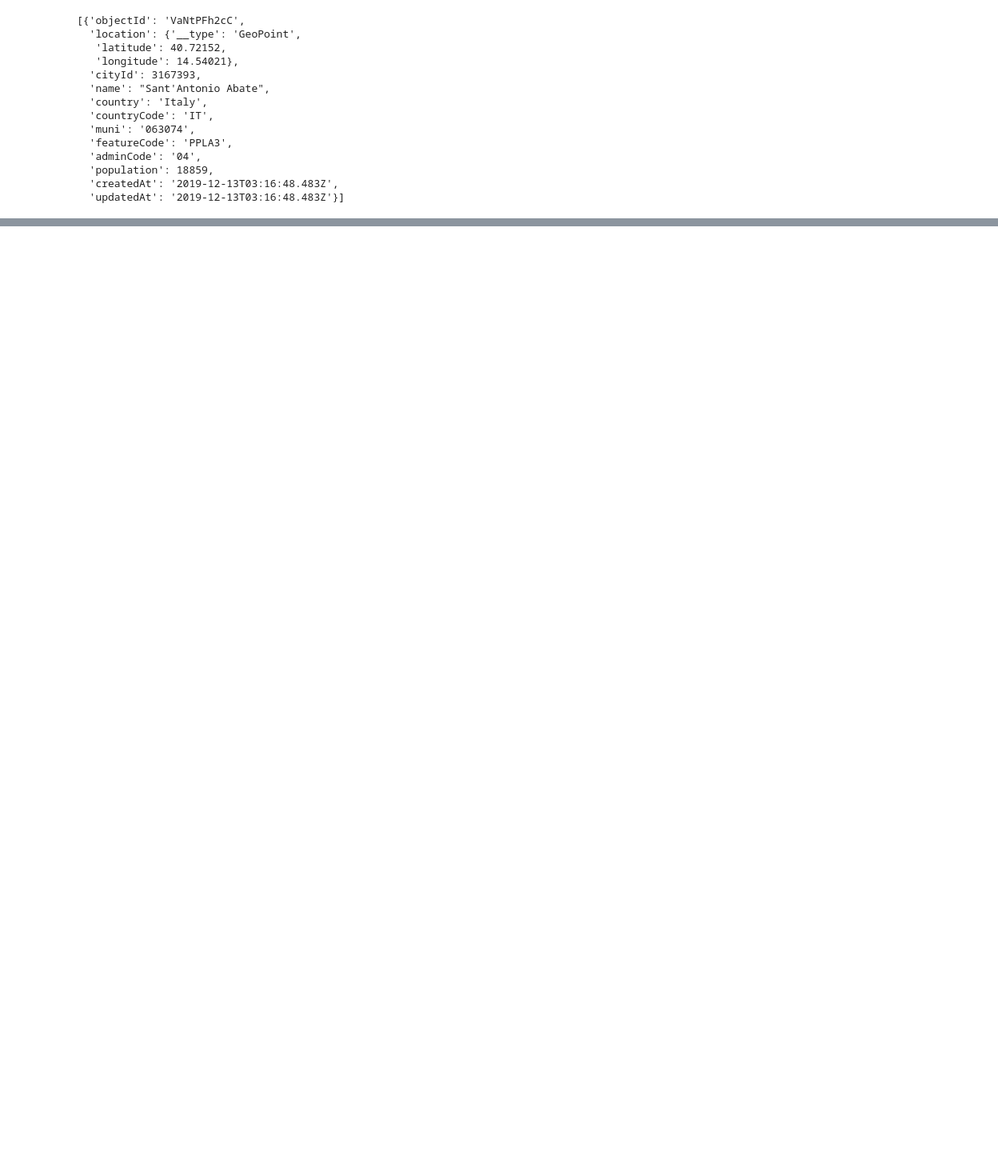
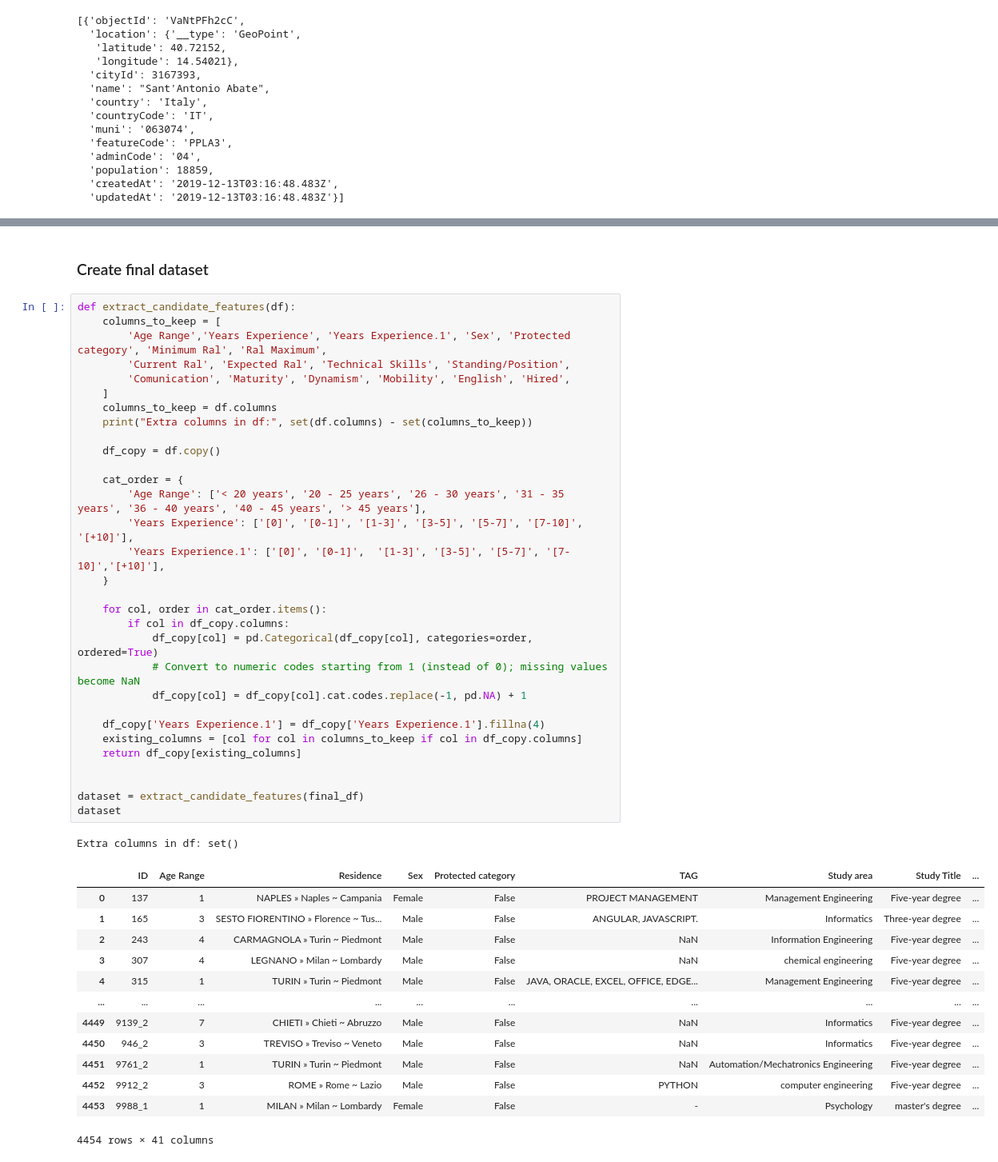
Before and after one commit to lyudmilstamenov/ethics_in_ai_unibo, a Jupyter notebook: model.ipynb, the cells around one changed output, grey strips where cells are left out. Shown at 80% size. Saved outputs shown, nothing was run; the diff lists cells and outputs as text; blank space fills up the shorter version.

```diff
--- a/model.ipynb
+++ b/model.ipynb
@@ -993 +759,49 @@ Index(['ID', 'Candidate State', 'Age Range', 'Residence', 'Sex',
       dtype='object')
+# %% [markdown]
+### Create final dataset
+# %%
+def extract_candidate_features(df):
+    columns_to_keep = [
+        'Age Range','Years Experience', 'Years Experience.1', 'Sex', 'Protected category', 'Minimum Ral', 'Ral Maximum',
+        'Current Ral', 'Expected Ral', 'Technical Skills', 'Standing/Position',
+        'Comunication', 'Maturity', 'Dynamism', 'Mobility', 'English', 'Hired',
+    ]
+    columns_to_keep = df.columns
+    print("Extra columns in df:", set(df.columns) - set(columns_to_keep))
+
+    df_copy = df.copy()
+
+    cat_order = {
+        'Age Range': ['< 20 years', '20 - 25 years', '26 - 30 years', '31 - 35 years', '36 - 40 years', '40 - 45 years', '> 45 years'],
+        'Years Experience': ['[0]', '[0-1]', '[1-3]', '[3-5]', '[5-7]', '[7-10]', '[+10]'],
+        'Years Experience.1': ['[0]', '[0-1]',  '[1-3]', '[3-5]', '[5-7]', '[7-10]','[+10]'],
+    }
+
+    for col, order in cat_order.items():
+        if col in df_copy.columns:
+            df_copy[col] = pd.Categorical(df_copy[col], categories=order, ordered=True)
+            # Convert to numeric codes starting from 1 (instead of 0); missing values become NaN
+            df_copy[col] = df_copy[col].cat.codes.replace(-1, pd.NA) + 1
+
+    df_copy['Years Experience.1'] = df_copy['Years Experience.1'].fillna(4)
+    existing_columns = [col for col in columns_to_keep if col in df_copy.columns]
+    return df_copy[existing_columns]
+
+
+dataset = extract_candidate_features(final_df)
+dataset
+# %% [output]
+Extra columns in df: set()
+|  | ID | Age Range | Residence | Sex | Protected category | TAG | Study area | Study Title | ... |
+| 0 | 137 | 1 | NAPLES » Naples ~ Campania | Female | False | PROJECT MANAGEMENT | Management Engineering | Five-year degree | ... |
+| 1 | 165 | 3 | SESTO FIORENTINO » Florence ~ Tus... | Male | False | ANGULAR, JAVASCRIPT. | Informatics | Three-year degree | ... |
+| 2 | 243 | 4 | CARMAGNOLA » Turin ~ Piedmont | Male | False | NaN | Information Engineering | Five-year degree | ... |
+| 3 | 307 | 4 | LEGNANO » Milan ~ Lombardy | Male | False | NaN | chemical engineering | Five-year degree | ... |
+| 4 | 315 | 1 | TURIN » Turin ~ Piedmont | Male | False | JAVA, ORACLE, EXCEL, OFFICE, EDGE... | Management Engineering | Five-year degree | ... |
+| ... | ... | ... | ... | ... | ... | ... | ... | ... | ... |
+| 4449 | 9139_2 | 7 | CHIETI » Chieti ~ Abruzzo | Male | False | NaN | Informatics | Five-year degree | ... |
+| 4450 | 946_2 | 3 | TREVISO » Treviso ~ Veneto | Male | False | NaN | Informatics | Five-year degree | ... |
+| 4451 | 9761_2 | 1 | TURIN » Turin ~ Piedmont | Male | False | NaN | Automation/Mechatronics Engineering | Five-year degree | ... |
+| 4452 | 9912_2 | 3 | ROME » Rome ~ Lazio | Male | False | PYTHON | computer engineering | Five-year degree | ... |
+| 4453 | 9988_1 | 1 | MILAN » Milan ~ Lombardy | Female | False | - | Psychology | master's degree | ... |
+4454 rows × 41 columns
```
Also changed, not shown: parts of 36 cells of this notebook, 1 other file.
